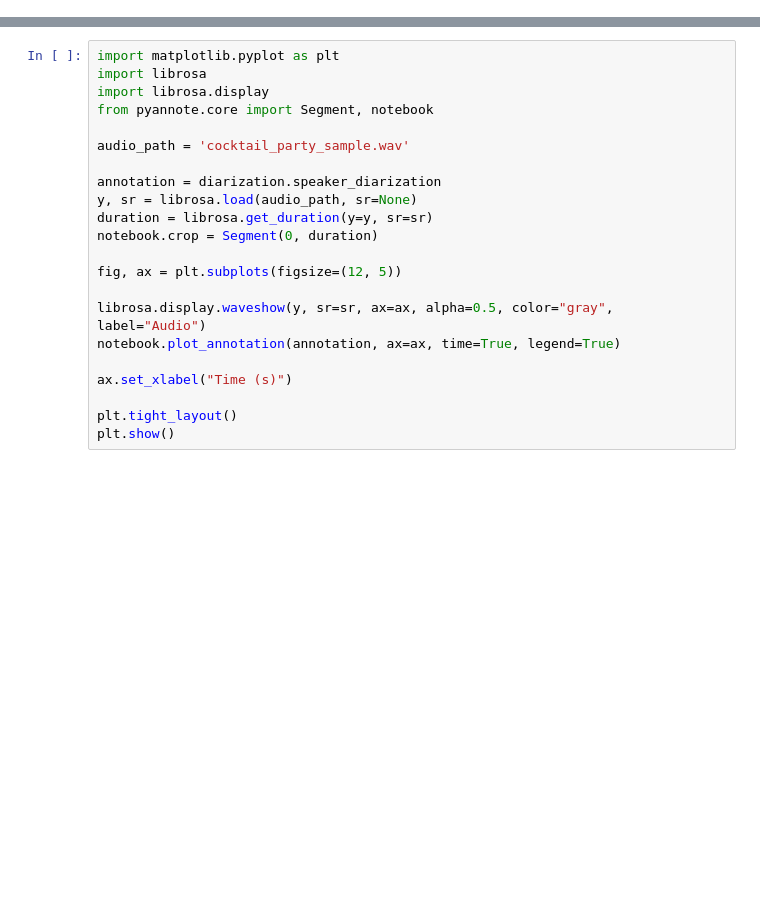
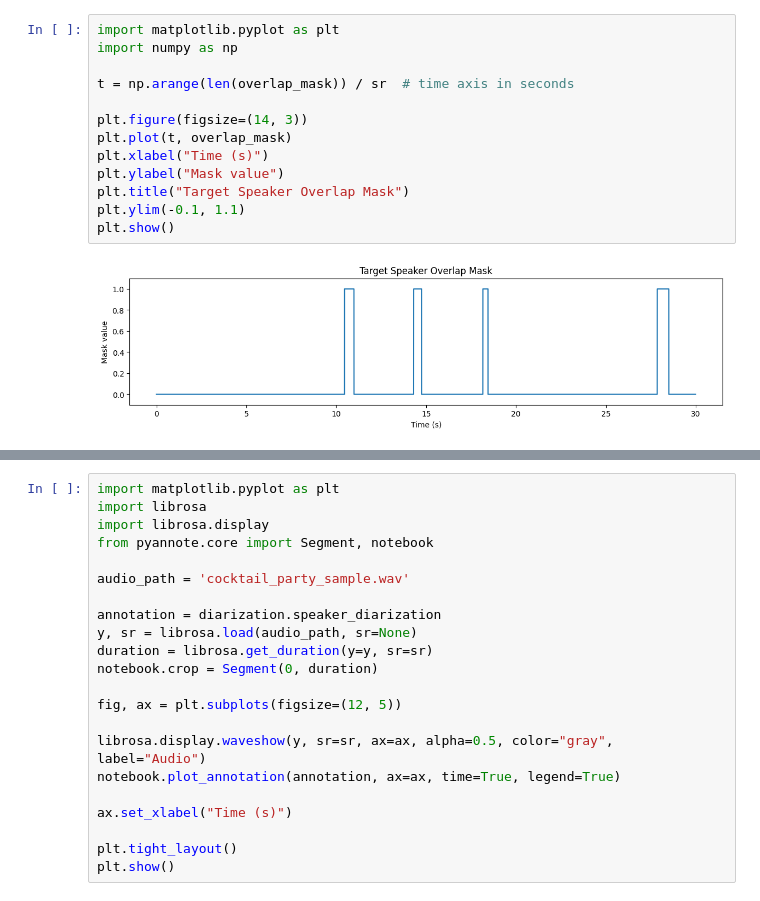
Before and after one commit to iliasslasri/voice_ai, a Jupyter notebook: diarization.ipynb, the cells around one changed output, grey strips where cells are left out. Cells and saved outputs as stored; diff of their text form; blank space fills up the shorter version.

```diff
--- a/diarization.ipynb
+++ b/diarization.ipynb
@@ -22,0 +80,15 @@ SPEAKER_00 speaks between t=27.8578s and t=29.96721875s
+# %%
+import matplotlib.pyplot as plt
+import numpy as np
+
+t = np.arange(len(overlap_mask)) / sr  # time axis in seconds
+
+plt.figure(figsize=(14, 3))
+plt.plot(t, overlap_mask)
+plt.xlabel("Time (s)")
+plt.ylabel("Mask value")
+plt.title("Target Speaker Overlap Mask")
+plt.ylim(-0.1, 1.1)
+plt.show()
+# %% [output]
+[figure, added]
```
Also changed, not shown: parts of 3 cells of this notebook, 1 other file.
